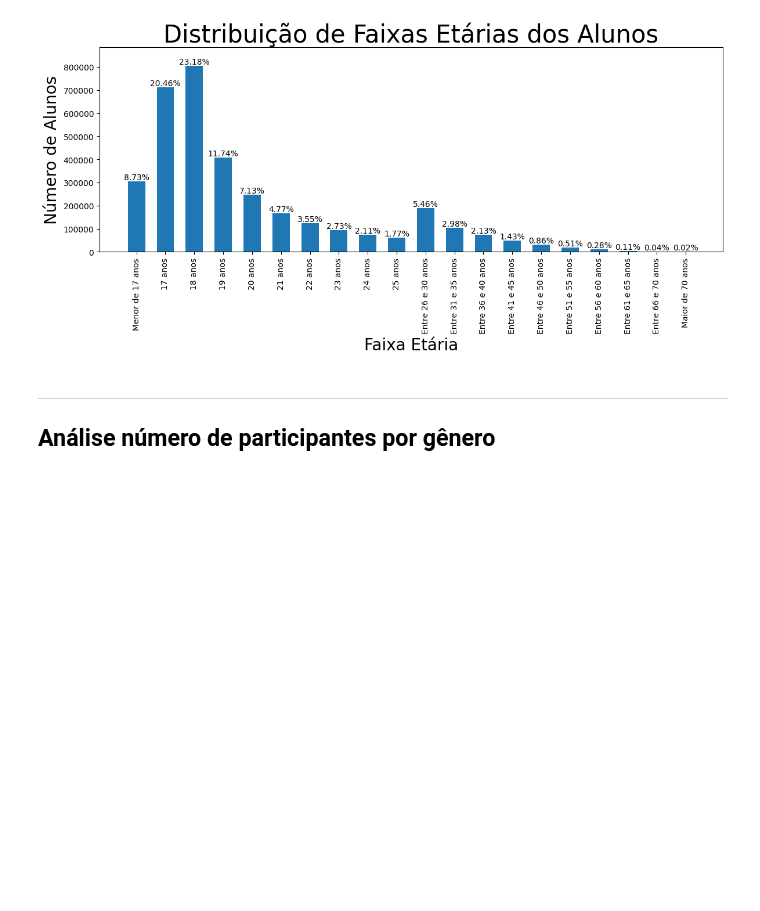
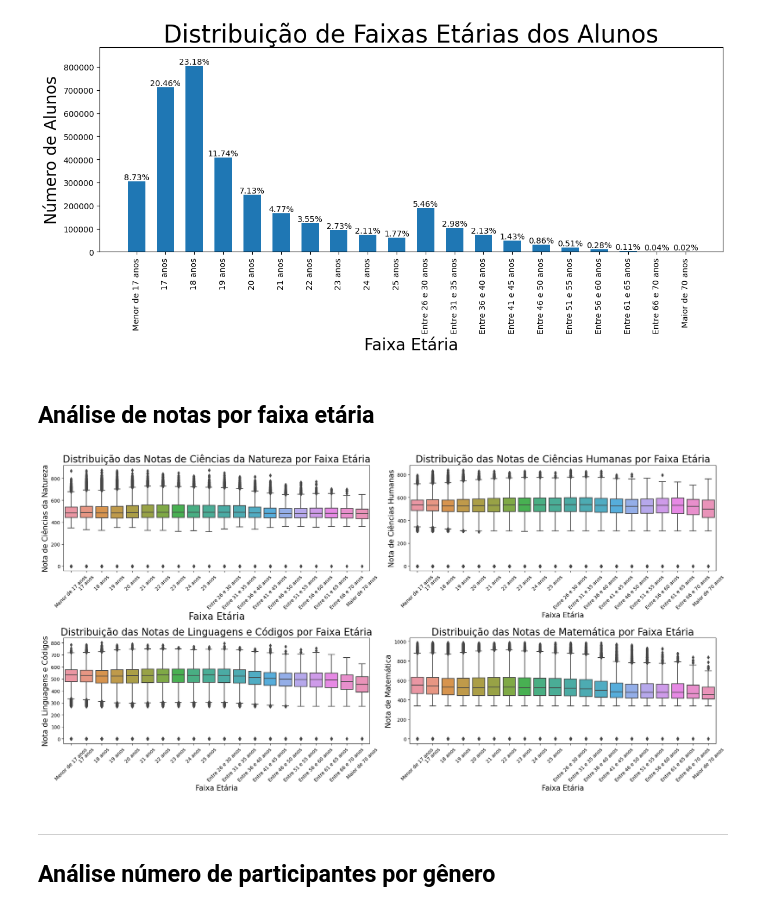
Before and after one commit to giolangella/Analise-de-Microdados-ENEM-2022, a Jupyter notebook: main.ipynb, the cells around one changed output. Drawn from its saved outputs; the diff is of its cells as text; code cells hidden in the pictures; blank space fills up the shorter version.

```diff
--- a/main.ipynb
+++ b/main.ipynb
@@ -159,6 +159,39 @@ plt.tight_layout()
 plt.show()
 # %% [output]
 [figure]
+# %% [markdown]
+## Análise de notas por faixa etária
+# %%
+fig, axes = plt.subplots(nrows=2, ncols=2, figsize=(20, 10))
+
+sns.boxplot(x='FAIXA_ETARIA', y='NU_NOTA_CN', data=df_otimizado, ax=axes[0, 0])
+axes[0, 0].set_xlabel('Faixa Etária', size=20)
+axes[0, 0].set_ylabel('Nota de Ciências da Natureza', size=15)
+axes[0, 0].set_title('Distribuição das Notas de Ciências da Natureza por Faixa Etária', size=20)
+axes[0, 0].tick_params(axis='x', rotation=45)
+
+sns.boxplot(x='FAIXA_ETARIA', y='NU_NOTA_CH', data=df_otimizado, ax=axes[0, 1])
+axes[0, 1].set_xlabel('Faixa Etária', size=15)
+axes[0, 1].set_ylabel('Nota de Ciências Humanas', size=15)
+axes[0, 1].set_title('Distribuição das Notas de Ciências Humanas por Faixa Etária', size=20)
+axes[0, 1].tick_params(axis='x', rotation=45)
+
+sns.boxplot(x='FAIXA_ETARIA', y='NU_NOTA_LC', data=df_otimizado, ax=axes[1, 0])
+axes[1, 0].set_xlabel('Faixa Etária', size=15)
+axes[1, 0].set_ylabel('Nota de Linguagens e Códigos', size=15)
+axes[1, 0].set_title('Distribuição das Notas de Linguagens e Códigos por Faixa Etária', size=20)
+axes[1, 0].tick_params(axis='x', rotation=45)
+
+sns.boxplot(x='FAIXA_ETARIA', y='NU_NOTA_MT', data=df_otimizado, ax=axes[1, 1])
+axes[1, 1].set_xlabel('Faixa Etária', size=15)
+axes[1, 1].set_ylabel('Nota de Matemática', size=15)
+axes[1, 1].set_title('Distribuição das Notas de Matemática por Faixa Etária', size=20)
+axes[1, 1].tick_params(axis='x', rotation=45)
+
+plt.tight_layout()
+plt.show()
+# %% [output]
+[figure, added]
 # %% [markdown]
 ___
 ## Análise número de participantes por gênero
```
